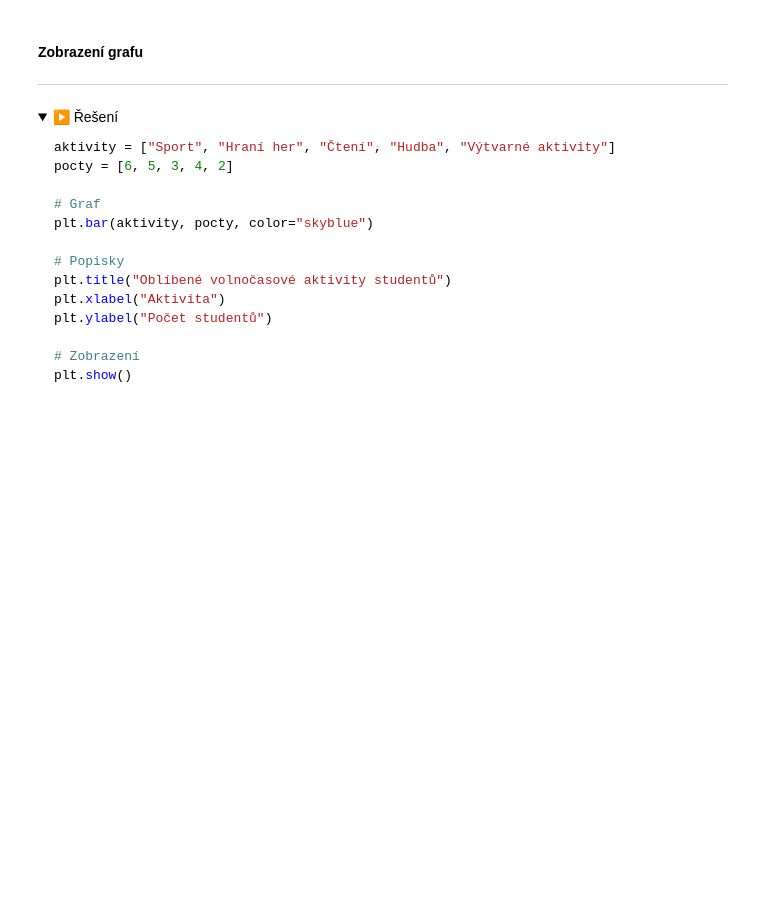
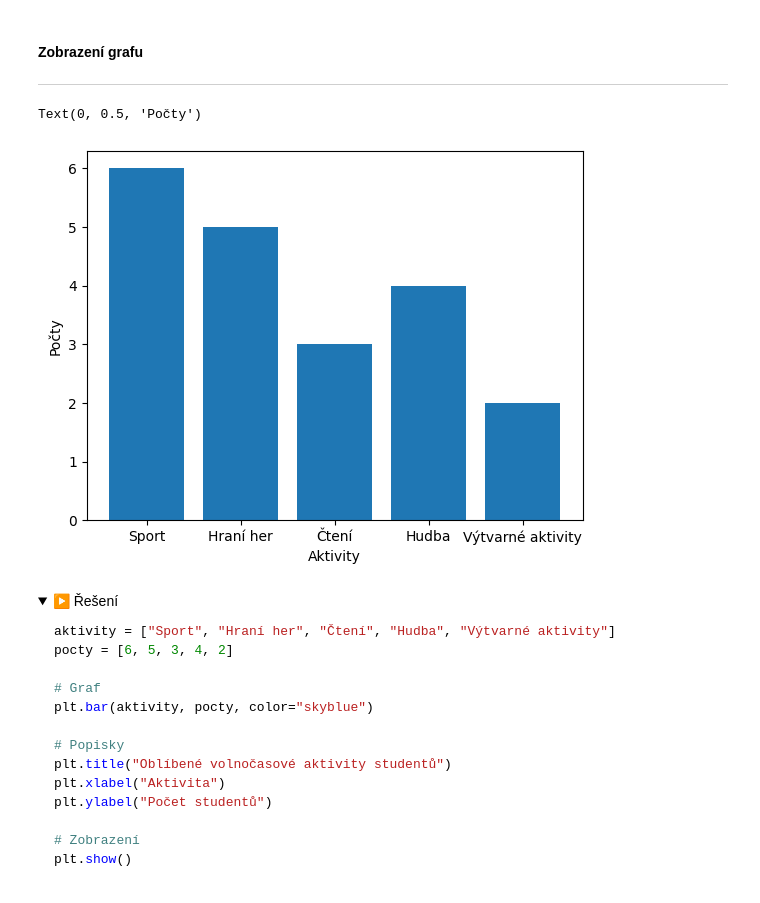
Before and after one commit to Bralor/python-data-2024, a Jupyter notebook: shared/notebooks/lesson07_eop.ipynb, the cells around one changed output. Saved outputs shown, nothing was run; the diff lists cells and outputs as text; code cells hidden in the pictures; folded sections open; blank space fills up the shorter version.

```diff
--- a/shared/notebooks/lesson07_eop.ipynb
+++ b/shared/notebooks/lesson07_eop.ipynb
@@ -532,3 +553,10 @@ pocty = [6, 5, 3, 4, 2]
+# %%
+plt.bar(aktivity, pocty)
+plt.xlabel('Aktivity')
+plt.ylabel('Počty')
+# %% [output]
+Text(0, 0.5, 'Počty')
+[figure, added]
 # %% [markdown]
 <details>
     <summary>▶️ Řešení</summary>
```
Also changed, not shown: parts of 91 cells of this notebook.
